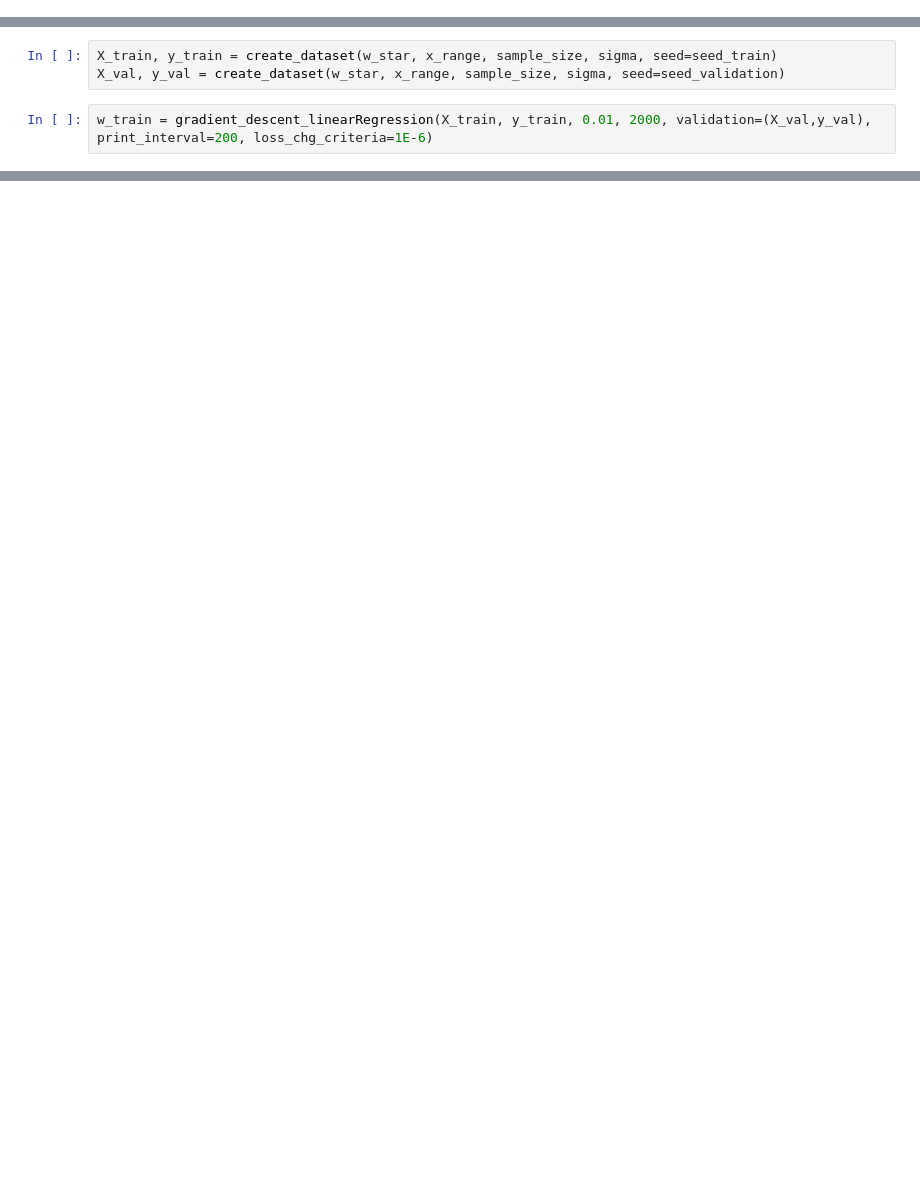
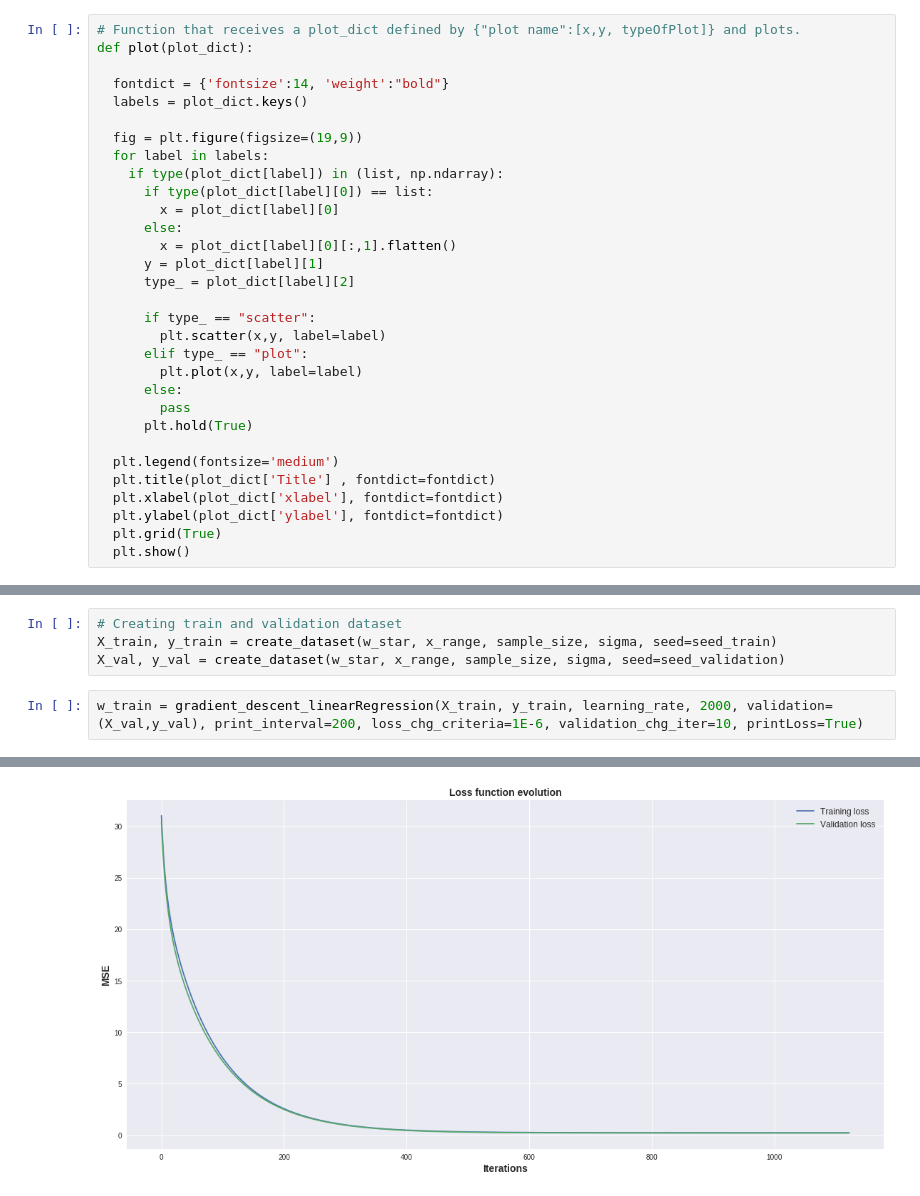
Before and after one commit to iamthejao/DeepLearningLab-A1, a Jupyter notebook: Assignment.ipynb, the cells around one changed output, grey strips where cells are left out. Saved outputs shown, nothing was run; the diff lists cells and outputs as text; blank space fills up the shorter version.

```diff
--- a/Assignment.ipynb
+++ b/Assignment.ipynb
@@ -15,0 +17,31 @@ GPU:  /device:GPU:0
+# %%
+# Function that receives a plot_dict defined by {"plot name":[x,y, typeOfPlot]} and plots.
+def plot(plot_dict):
+
+  fontdict = {'fontsize':14, 'weight':"bold"}
+  labels = plot_dict.keys()
+
+  fig = plt.figure(figsize=(19,9))
+  for label in labels:
+    if type(plot_dict[label]) in (list, np.ndarray):
+      if type(plot_dict[label][0]) == list:
+        x = plot_dict[label][0]
+      else:
+        x = plot_dict[label][0][:,1].flatten()
+      y = plot_dict[label][1]
+      type_ = plot_dict[label][2]
+
+      if type_ == "scatter":
+        plt.scatter(x,y, label=label)
+      elif type_ == "plot":
+        plt.plot(x,y, label=label)
+      else:
+        pass
+      plt.hold(True)
+
+  plt.legend(fontsize='medium')
+  plt.title(plot_dict['Title'] , fontdict=fontdict)
+  plt.xlabel(plot_dict['xlabel'], fontdict=fontdict)
+  plt.ylabel(plot_dict['ylabel'], fontdict=fontdict)
+  plt.grid(True)
+  plt.show()
@@ -112,6 +181,7 @@ sigma = 0.5
 # %%
+# Creating train and validation dataset
 X_train, y_train = create_dataset(w_star, x_range, sample_size, sigma, seed=seed_train)
 X_val, y_val = create_dataset(w_star, x_range, sample_size, sigma, seed=seed_validation)
 # %%
-w_train = gradient_descent_linearRegression(X_train, y_train, 0.01, 2000, validation=(X_val,y_val), print_interval=200, loss_chg_criteria=1E-6)
+w_train = gradient_descent_linearRegression(X_train, y_train, learning_rate, 2000, validation=(X_val,y_val), print_interval=200, loss_chg_criteria=1E-6, validation_chg_iter=10, printLoss=True)
 # %% [output]
@@ -125,0 +206 @@ Validation loss: 0.21772857010364532
+[figure, added]
```
Also changed, not shown: parts of 21 cells of this notebook.
